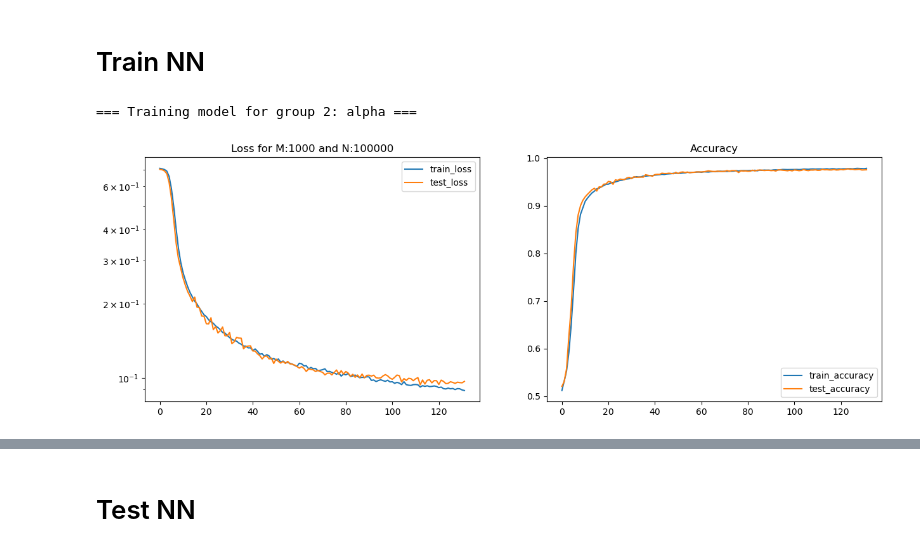
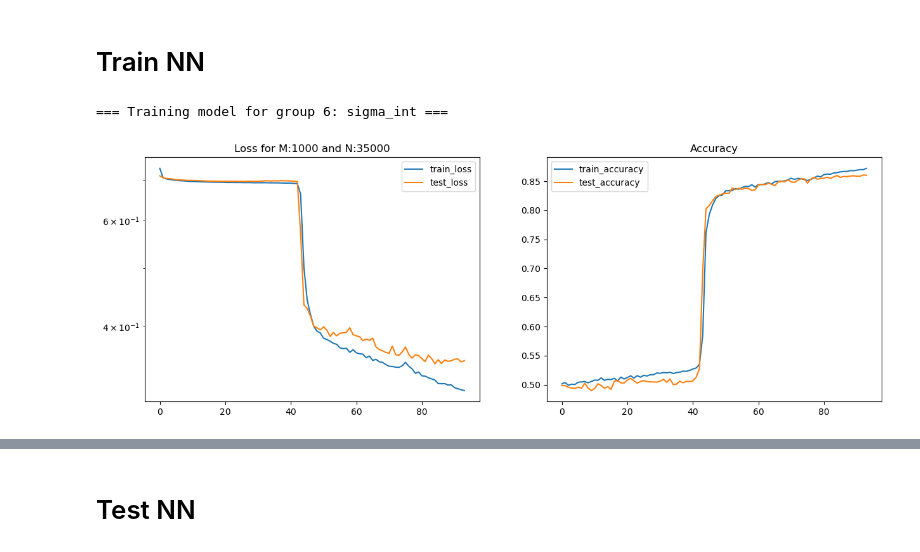
Before and after one commit to a-trigui/ximinf, a Jupyter notebook: notebooks/2_train_nn.ipynb, the cells around one changed output, grey strips where cells are left out. Drawn from its saved outputs; the diff is of its cells as text; code cells hidden in the pictures.

```diff
--- a/notebooks/2_train_nn.ipynb
+++ b/notebooks/2_train_nn.ipynb
@@ -74,6 +74,7 @@ The file contains 100000 simulations of size 1000
 # %%
 # Example usage
 print("Parameter names:", list(params.keys()))
-param_groups = ['mabs', 'alpha', 'beta'] #[['alpha', 'beta']] # Sort them from easiest to hardest to infer #'mabs', ['alpha', 'beta'], 'gamma'
+param_groups = ['mabs', 'beta', 'alpha_low', 'alpha_high', 'x1_ref', 'gamma', 'sigma_int'] # Sort them from easiest to hardest to infer\
+# param_groups = ['sigma_int'] # Sort them from easiest to hardest to infer
 print(param_groups[0])
 # %% [output]
@@ -192,7 +193,8 @@ plt.show()
 # data_filt = {k: v for k, v in data_filt.items() if k in select_columns}
 # data_padded = {k: v for k, v in data_padded.items() if k in select_columns}
 
-select_columns = ['magobs', 'c', 'x1']
+# select_columns = ['magobs', 'magobs_err', 'c', 'c_err', 'x1','x1_err', 'mass', 'mass_err', 'localcolor', 'localcolor_err']
+select_columns = ['magobs', 'c', 'x1', 'mass', 'localcolor']
 select_params  = list(params.keys())  # or subset you want
 
 # Suppose data is a dictionary of arrays, each shape (N, M)
@@ -457,8 +526,8 @@ class DeepSetClassifier(nnx.Module):
         return self.rho(self.dropout, pooled, theta)
 # %%
 # Define the size of the different network layers
-Nsize_p = 128 #128
-Nsize_r = 256 #256
+Nsize_p = 64 #128
+Nsize_r = 512 #256
 
 n_cols = len(data_names)
 print('# of columns :', n_cols)
@@ -532,7 +605,7 @@ Group 2: visible parameters = ['mabs', 'beta', 'alpha'], total = 3
 # %%
 # Define the learning rate schedule
 learning_rate_schedule = optax.exponential_decay(
-    init_value=5e-4,
+    init_value=5e-3,
     transition_steps=1000,  # Decay every 1000 forward passes
     decay_rate=0.9,
 )
@@ -548,53 +621,45 @@ epochs = 1000 # Maximum number of epochs
 # all_group_datasets is a list of (inputs_g, outputs_g)
 metrics_histories = []
 
-for g, (inputs_g, outputs_g) in enumerate(all_group_datasets):
+for g, (train_data, train_labels, test_data, test_labels) in enumerate(all_group_datasets):
 
     print(f"\n=== Training model for group {g}: {param_groups[g]} ===")
 
-    inputs_g_cpu = jax.device_put(inputs_g, cpu)
-    outputs_g_cpu = jax.device_put(outputs_g, cpu)
+    train_data  = jax.device_put(train_data, cpu)
+    train_labels = jax.device_put(train_labels, cpu)
+    test_data   = jax.device_put(test_data, cpu)
+    test_labels  = jax.device_put(test_labels, cpu)
 
-    # Split train/test
-    key, split_key = jax.random.split(key)
-    train_data, test_data, train_labels, test_labels = nntr.train_test_split_jax(
-        inputs_g_cpu, outputs_g_cpu, test_size=0.3, shuffle=True, key=split_key
+    optimizer = nnx.Optimizer(
+        models_per_group[g],
+        optax.adamw(learning_rate_schedule, momentum)
     )
 
-    # Initialize metrics history
-    metrics_history = {'train_loss': [], 'train_accuracy': [], 'test_loss': [], 'test_accuracy': []}
-
-    # Initialize optimizer (one per model)
-    optimizer = nnx.Optimizer(models_per_group[g], optax.adamw(learning_rate_schedule, momentum))
-
-    # Compute batch size
     batch_size = train_data.shape[0] // n_batch
 
-    # Train loop
     model_g, metrics_history, key = nntr.train_loop(
         model=models_per_group[g],
         optimizer=optimizer,
         train_data=train_data,
         train_labels=train_labels,
         test_data=test_data,
         test_labels=test_labels,
         key=key,
         epochs=epochs,
         batch_size=batch_size,
         patience=patience,
-        metrics_history=metrics_history,
+        metrics_history={'train_loss': [], 'train_accuracy': [], 'test_loss': [], 'test_accuracy': []},
         M=M,
-        N=N,
+        N=int(N*0.7),
         cpu=cpu,
         gpu=gpu,
         group_id=g,
         group_params=param_groups[g],
-        plot_flag=True  # or False
+        plot_flag=True
     )
 
-    # Save trained model back
     models_per_group[g] = model_g
     metrics_histories.append(metrics_history)
 # %% [output]
-=== Training model for group 2: alpha ===
+=== Training model for group 6: sigma_int ===
-[figure, old version]
+[figure, new version]
```
Also changed, not shown: parts of 19 cells of this notebook, 5 other files.
